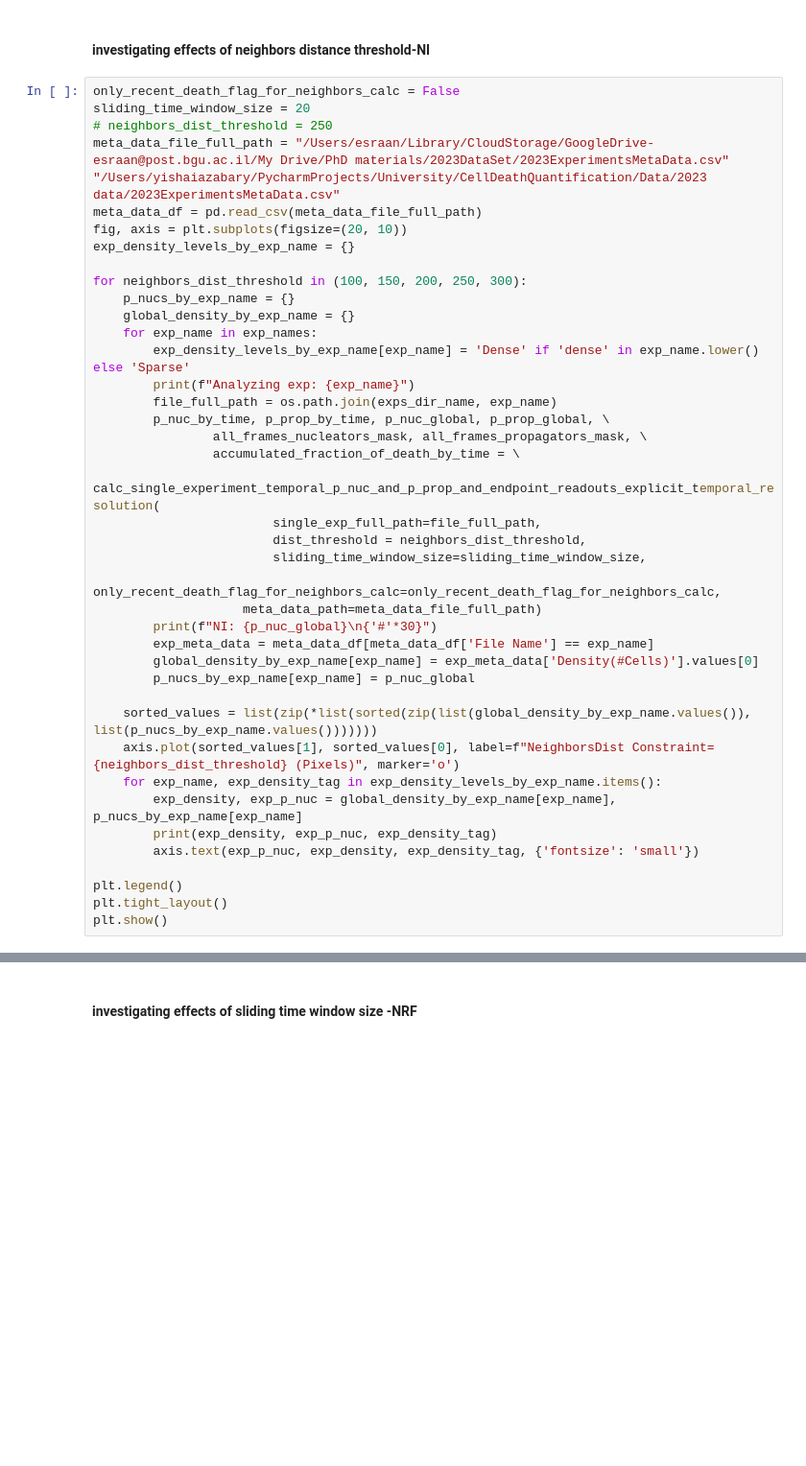
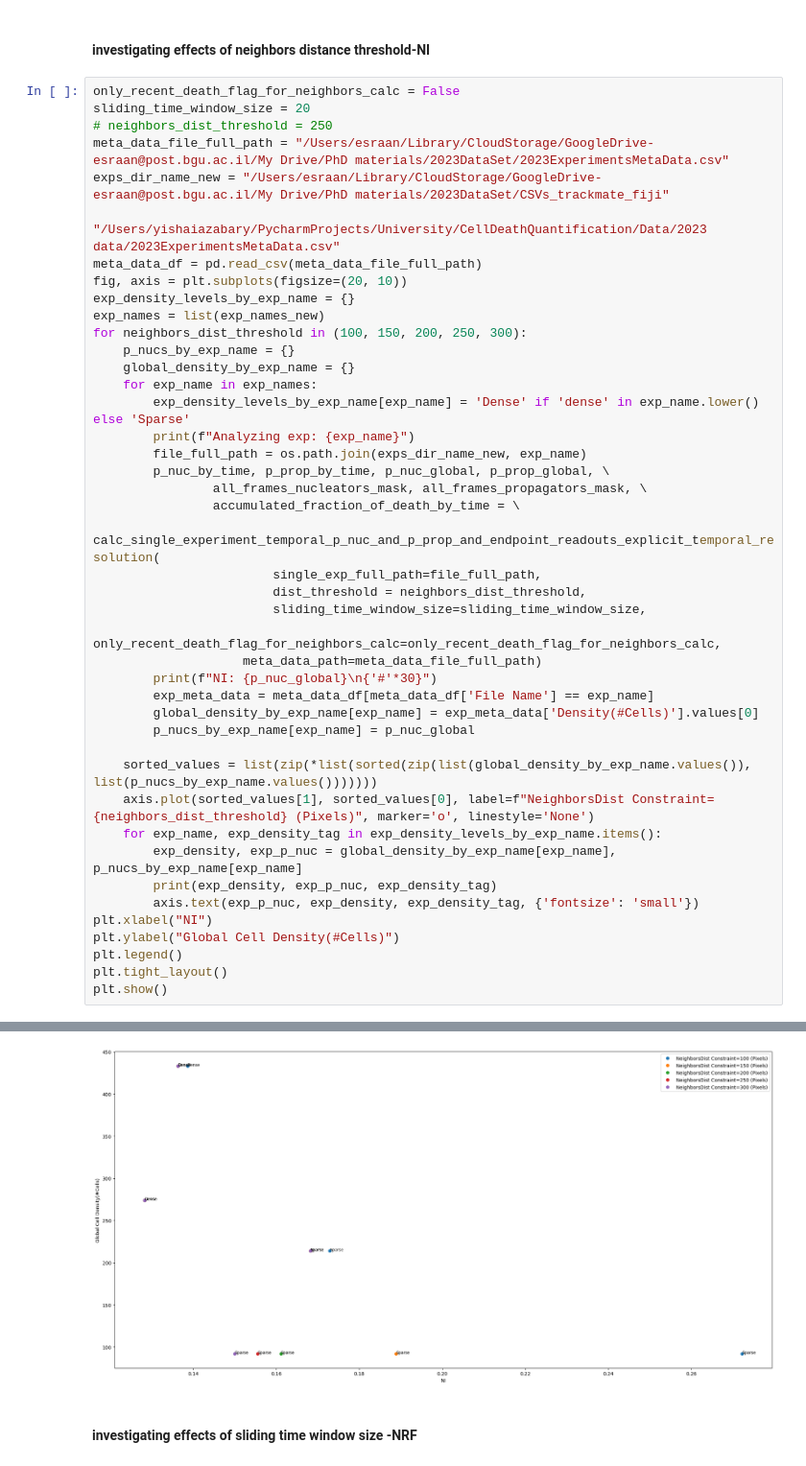
Before and after one commit to esraan/CellDeathQuantification, a Jupyter notebook: ResultsRegenaration.ipynb, the cells around one changed output, grey strips where cells are left out. Shown: that part at 96% size. Cells and saved outputs as stored; diff of their text form; blank space fills up the shorter version.

```diff
--- a/ResultsRegenaration.ipynb
+++ b/ResultsRegenaration.ipynb
@@ -173,18 +242,20 @@ only_recent_death_flag_for_neighbors_calc = False
 sliding_time_window_size = 20
 # neighbors_dist_threshold = 250
 meta_data_file_full_path = "/Users/esraan/Library/CloudStorage/GoogleDrive-esraan@post.bgu.ac.il/My Drive/PhD materials/2023DataSet/2023ExperimentsMetaData.csv"
+exps_dir_name_new = "/Users/esraan/Library/CloudStorage/GoogleDrive-esraan@post.bgu.ac.il/My Drive/PhD materials/2023DataSet/CSVs_trackmate_fiji"
+
 "/Users/yishaiazabary/PycharmProjects/University/CellDeathQuantification/Data/2023 data/2023ExperimentsMetaData.csv"
 meta_data_df = pd.read_csv(meta_data_file_full_path)
 fig, axis = plt.subplots(figsize=(20, 10))
 exp_density_levels_by_exp_name = {}
-
+exp_names = list(exp_names_new)
 for neighbors_dist_threshold in (100, 150, 200, 250, 300):
     p_nucs_by_exp_name = {}
     global_density_by_exp_name = {}
     for exp_name in exp_names:
         exp_density_levels_by_exp_name[exp_name] = 'Dense' if 'dense' in exp_name.lower() else 'Sparse'
         print(f"Analyzing exp: {exp_name}")
-        file_full_path = os.path.join(exps_dir_name, exp_name)
+        file_full_path = os.path.join(exps_dir_name_new, exp_name)
         p_nuc_by_time, p_prop_by_time, p_nuc_global, p_prop_global, \
                 all_frames_nucleators_mask, all_frames_propagators_mask, \
                 accumulated_fraction_of_death_by_time = \
@@ -200,12 +271,14 @@ for neighbors_dist_threshold in (100, 150, 200, 250, 300):
         p_nucs_by_exp_name[exp_name] = p_nuc_global
 
     sorted_values = list(zip(*list(sorted(zip(list(global_density_by_exp_name.values()), list(p_nucs_by_exp_name.values()))))))
-    axis.plot(sorted_values[1], sorted_values[0], label=f"NeighborsDist Constraint={neighbors_dist_threshold} (Pixels)", marker='o')
+    axis.plot(sorted_values[1], sorted_values[0], label=f"NeighborsDist Constraint={neighbors_dist_threshold} (Pixels)", marker='o', linestyle='None')
     for exp_name, exp_density_tag in exp_density_levels_by_exp_name.items():
         exp_density, exp_p_nuc = global_density_by_exp_name[exp_name], p_nucs_by_exp_name[exp_name]
         print(exp_density, exp_p_nuc, exp_density_tag)
         axis.text(exp_p_nuc, exp_density, exp_density_tag, {'fontsize': 'small'})
-
+plt.xlabel("NI")
+plt.ylabel("Global Cell Density(#Cells)")
 plt.legend()
 plt.tight_layout()
 plt.show()
+# %% [output]
@@ -212,3 +302,4 @@ plt.show()
+[figure, added]
 # %% [markdown]
 #### investigating effects of sliding time window size -NRF
 # %%
```
Also changed, not shown: parts of 7 cells of this notebook, 2 other files.
